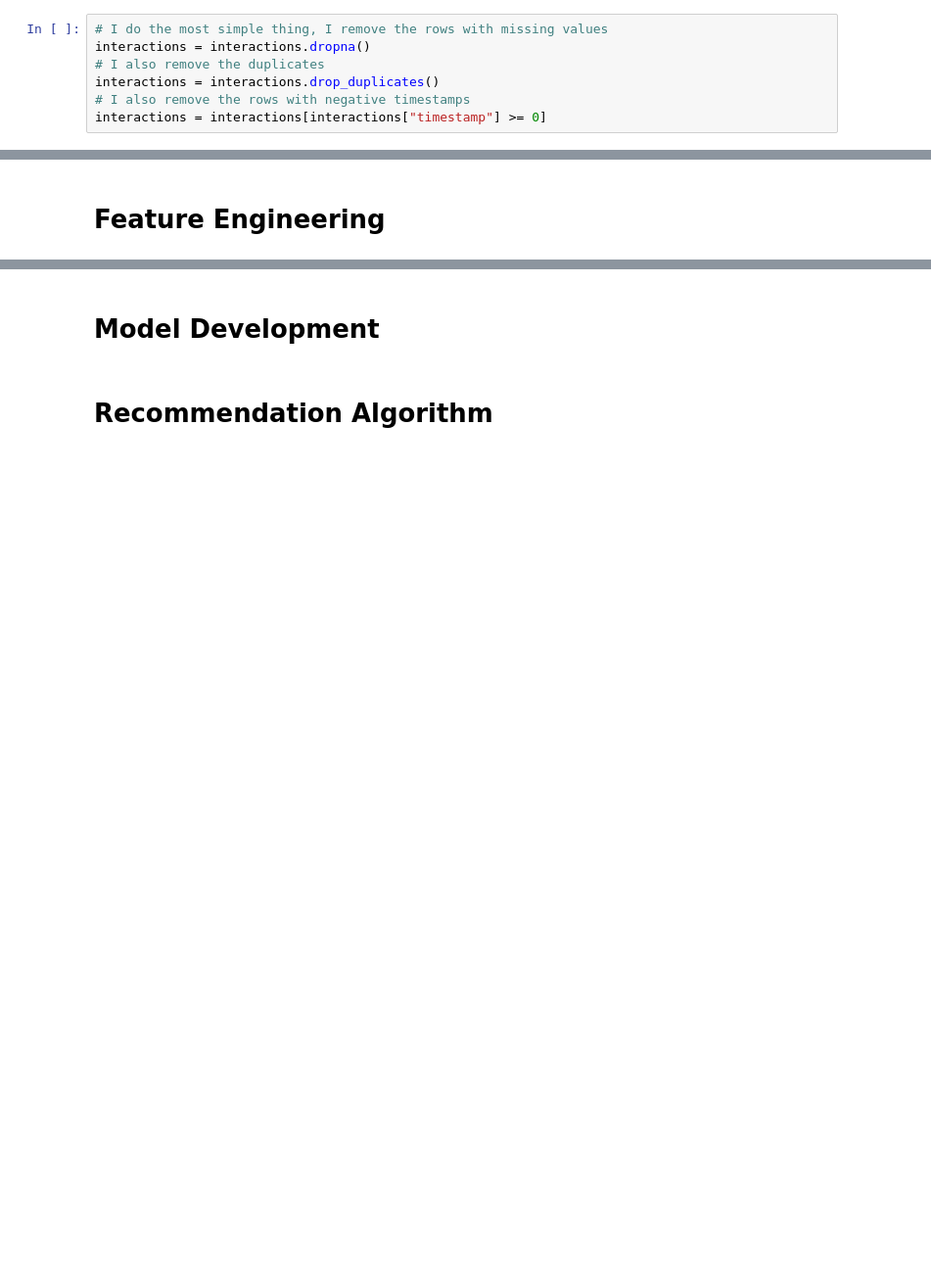
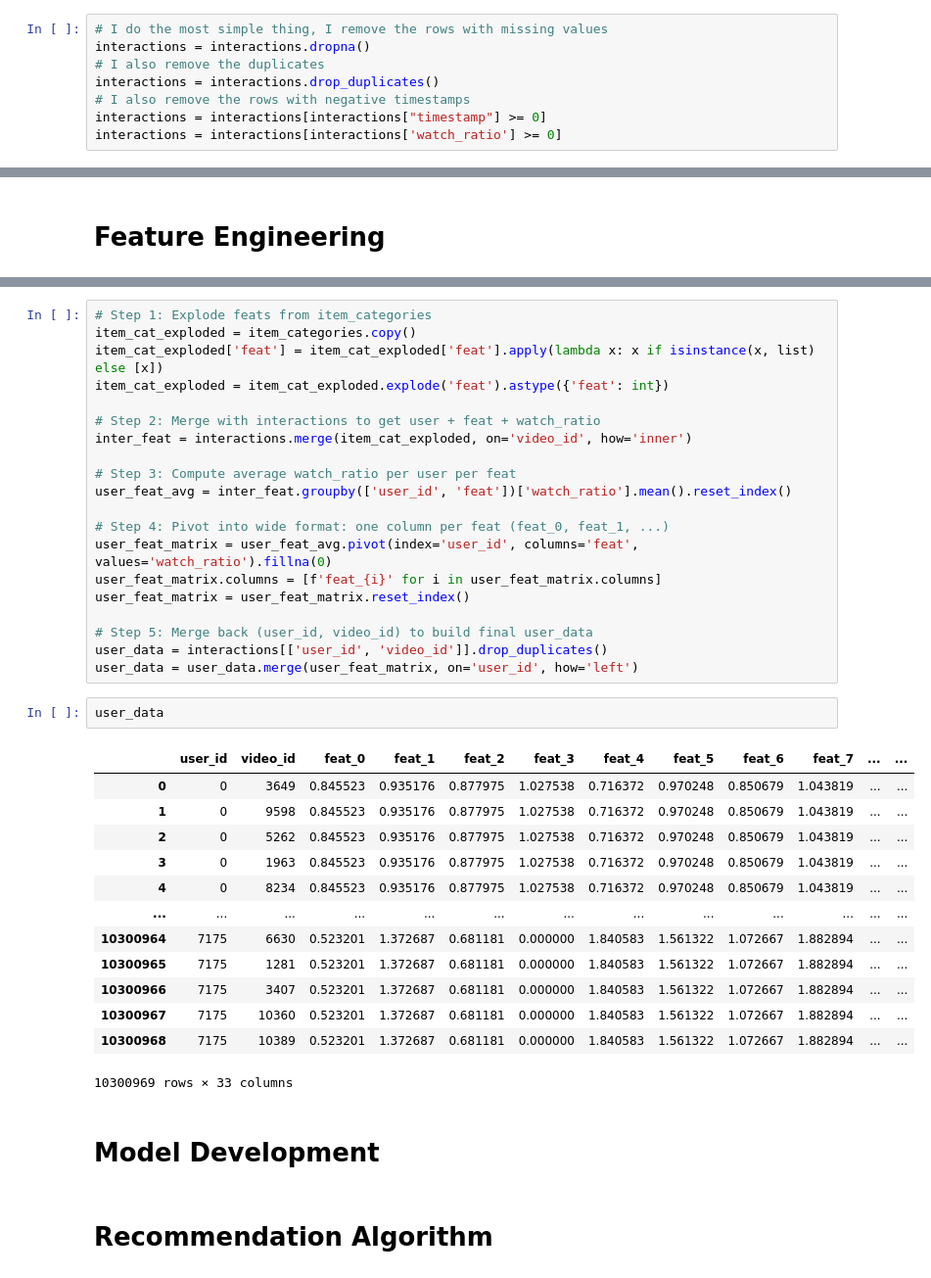
Before and after one commit to BannedMatt/FinalProject_2025_Matthew_Banawa_REMA, a Jupyter notebook: FinalProject_2025_Matthew_Banawa_Recommender_System.ipynb, the cells around one changed output, grey strips where cells are left out. Shown: that part at 98% size. Saved outputs shown, nothing was run; the diff lists cells and outputs as text; blank space fills up the shorter version.

Commit message:
created user_data

```diff
--- a/FinalProject_2025_Matthew_Banawa_Recommender_System.ipynb
+++ b/FinalProject_2025_Matthew_Banawa_Recommender_System.ipynb
@@ -112,3 +163,4 @@ interactions = interactions.dropna()
 interactions = interactions.drop_duplicates()
 # I also remove the rows with negative timestamps
 interactions = interactions[interactions["timestamp"] >= 0]
+interactions = interactions[interactions['watch_ratio'] >= 0]
@@ -258,3 +342,39 @@ Friday - 1654813 interactions
+# %%
+# Step 1: Explode feats from item_categories
+item_cat_exploded = item_categories.copy()
+item_cat_exploded['feat'] = item_cat_exploded['feat'].apply(lambda x: x if isinstance(x, list) else [x])
+item_cat_exploded = item_cat_exploded.explode('feat').astype({'feat': int})
+
+# Step 2: Merge with interactions to get user + feat + watch_ratio
+inter_feat = interactions.merge(item_cat_exploded, on='video_id', how='inner')
+
+# Step 3: Compute average watch_ratio per user per feat
+user_feat_avg = inter_feat.groupby(['user_id', 'feat'])['watch_ratio'].mean().reset_index()
+
+# Step 4: Pivot into wide format: one column per feat (feat_0, feat_1, ...)
+user_feat_matrix = user_feat_avg.pivot(index='user_id', columns='feat', values='watch_ratio').fillna(0)
+user_feat_matrix.columns = [f'feat_{i}' for i in user_feat_matrix.columns]
+user_feat_matrix = user_feat_matrix.reset_index()
+
+# Step 5: Merge back (user_id, video_id) to build final user_data
+user_data = interactions[['user_id', 'video_id']].drop_duplicates()
+user_data = user_data.merge(user_feat_matrix, on='user_id', how='left')
+# %%
+user_data
+# %% [output]
+|  | user_id | video_id | feat_0 | feat_1 | feat_2 | feat_3 | feat_4 | feat_5 | feat_6 | feat_7 | ... | ... |
+| 0 | 0 | 3649 | 0.845523 | 0.935176 | 0.877975 | 1.027538 | 0.716372 | 0.970248 | 0.850679 | 1.043819 | ... | ... |
+| 1 | 0 | 9598 | 0.845523 | 0.935176 | 0.877975 | 1.027538 | 0.716372 | 0.970248 | 0.850679 | 1.043819 | ... | ... |
+| 2 | 0 | 5262 | 0.845523 | 0.935176 | 0.877975 | 1.027538 | 0.716372 | 0.970248 | 0.850679 | 1.043819 | ... | ... |
+| 3 | 0 | 1963 | 0.845523 | 0.935176 | 0.877975 | 1.027538 | 0.716372 | 0.970248 | 0.850679 | 1.043819 | ... | ... |
+| 4 | 0 | 8234 | 0.845523 | 0.935176 | 0.877975 | 1.027538 | 0.716372 | 0.970248 | 0.850679 | 1.043819 | ... | ... |
+| ... | ... | ... | ... | ... | ... | ... | ... | ... | ... | ... | ... | ... |
+| 10300964 | 7175 | 6630 | 0.523201 | 1.372687 | 0.681181 | 0.000000 | 1.840583 | 1.561322 | 1.072667 | 1.882894 | ... | ... |
+| 10300965 | 7175 | 1281 | 0.523201 | 1.372687 | 0.681181 | 0.000000 | 1.840583 | 1.561322 | 1.072667 | 1.882894 | ... | ... |
+| 10300966 | 7175 | 3407 | 0.523201 | 1.372687 | 0.681181 | 0.000000 | 1.840583 | 1.561322 | 1.072667 | 1.882894 | ... | ... |
+| 10300967 | 7175 | 10360 | 0.523201 | 1.372687 | 0.681181 | 0.000000 | 1.840583 | 1.561322 | 1.072667 | 1.882894 | ... | ... |
+| 10300968 | 7175 | 10389 | 0.523201 | 1.372687 | 0.681181 | 0.000000 | 1.840583 | 1.561322 | 1.072667 | 1.882894 | ... | ... |
+10300969 rows × 33 columns
 # %% [markdown]
 # Model Development
 # %% [markdown]
```
Also changed, not shown: parts of 10 cells of this notebook.
